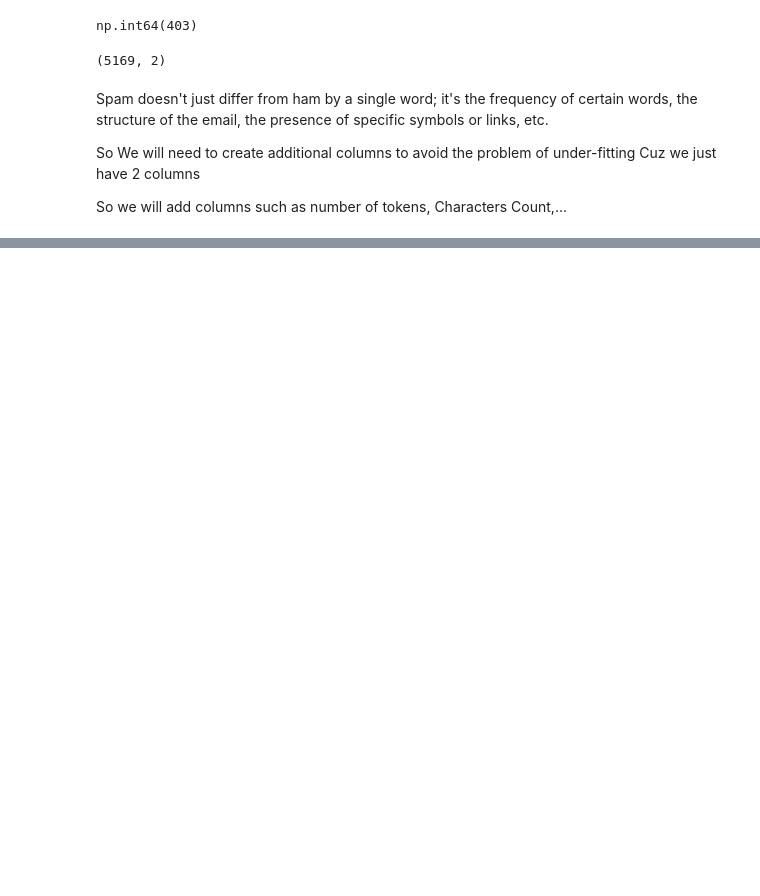
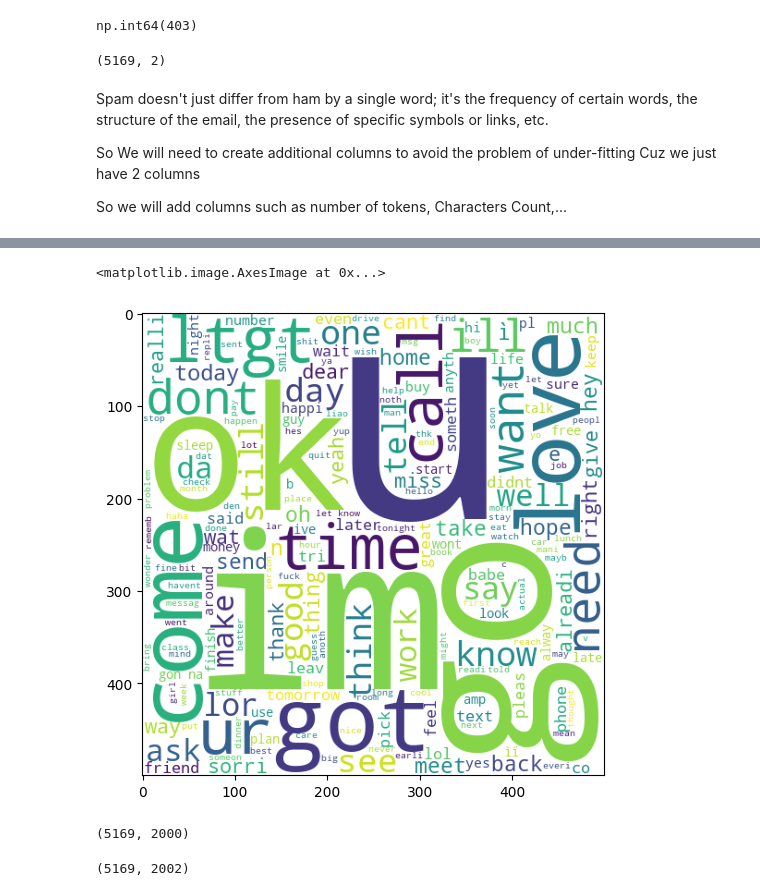
Before and after one commit to RachidJedata/Spam-Detector, a Jupyter notebook: spam-detector.ipynb, the cells around one changed output, grey strips where cells are left out. Cells and saved outputs as stored; diff of their text form; code cells hidden in the pictures; blank space fills up the shorter version.

```diff
--- a/spam-detector.ipynb
+++ b/spam-detector.ipynb
@@ -141,0 +173,7 @@ df.sample(5)
+# %%
+spam_wc = wc.generate(df[df['label'] == 0]['clean_message'].str.cat(sep=" "))
+plt.figure(figsize=(10,6))
+plt.imshow(spam_wc)
+# %% [output]
+<matplotlib.image.AxesImage at 0x...>
+[figure, added]
@@ -141,0 +185,4 @@ df.sample(5)
+# %%
+X.shape
+# %% [output]
+(5169, 2000)
@@ -141,0 +198,4 @@ df.sample(5)
+# %%
+X_final.shape
+# %% [output]
+(5169, 2002)
```
Also changed, not shown: parts of 32 cells of this notebook, 1 other file.
